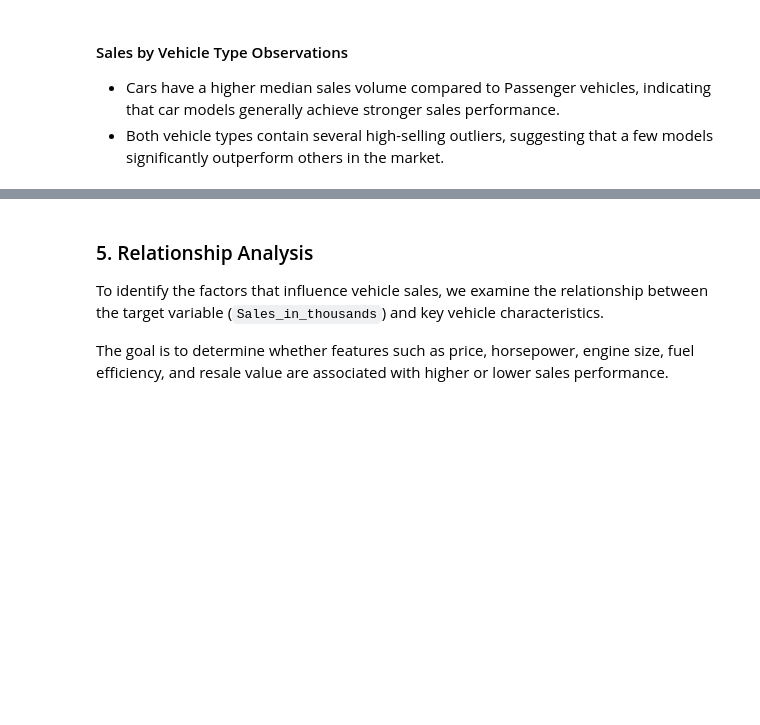
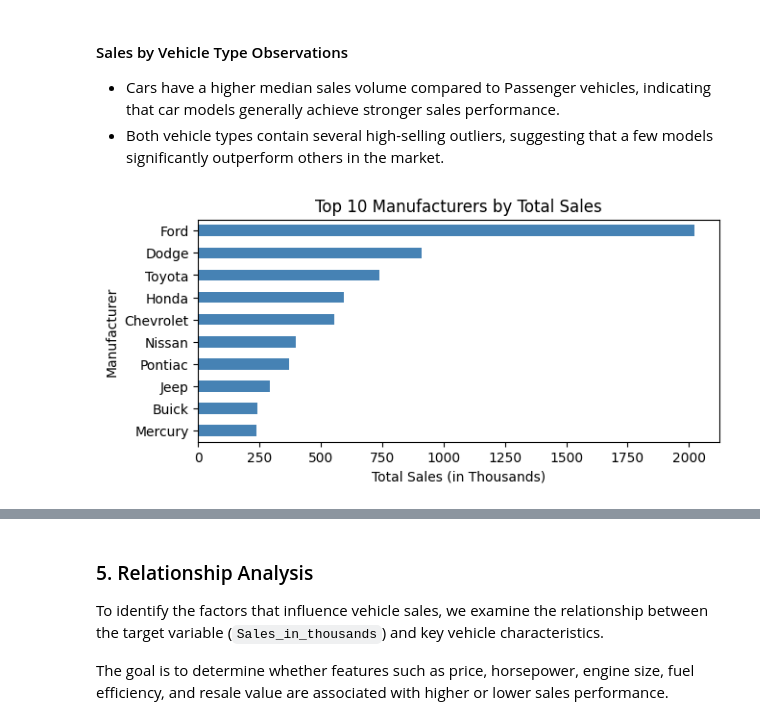
Before and after one commit to nnitika25-png/Car_sales, a Jupyter notebook: notebooks/03_Exploratory_Data_Analysis.ipynb, the cells around one changed output, grey strips where cells are left out. Cells and saved outputs as stored; diff of their text form; code cells hidden in the pictures; blank space fills up the shorter version.

```diff
--- a/notebooks/03_Exploratory_Data_Analysis.ipynb
+++ b/notebooks/03_Exploratory_Data_Analysis.ipynb
@@ -189,3 +189,21 @@ plt.show()
 
 - Cars have a higher median sales volume compared to Passenger vehicles, indicating that car models generally achieve stronger sales performance.
 - Both vehicle types contain several high-selling outliers, suggesting that a few models significantly outperform others in the market.
+# %%
+# Total sales by manufacturer
+
+manufacturer_sales = (df.groupby("Manufacturer")["Sales_in_thousands"].sum().sort_values(ascending=False).head(10))
+#display(manufacturer_sales)
+
+# Top 10 manufacturers by total sales
+
+plt.figure(figsize=(7, 3))
+manufacturer_sales.sort_values().plot(kind="barh",color="steelblue")
+
+plt.title("Top 10 Manufacturers by Total Sales")
+plt.xlabel("Total Sales (in Thousands)")
+plt.ylabel("Manufacturer")
+
+plt.show()
+# %% [output]
+[figure, added]
```
Also changed, not shown: parts of 11 cells of this notebook.
